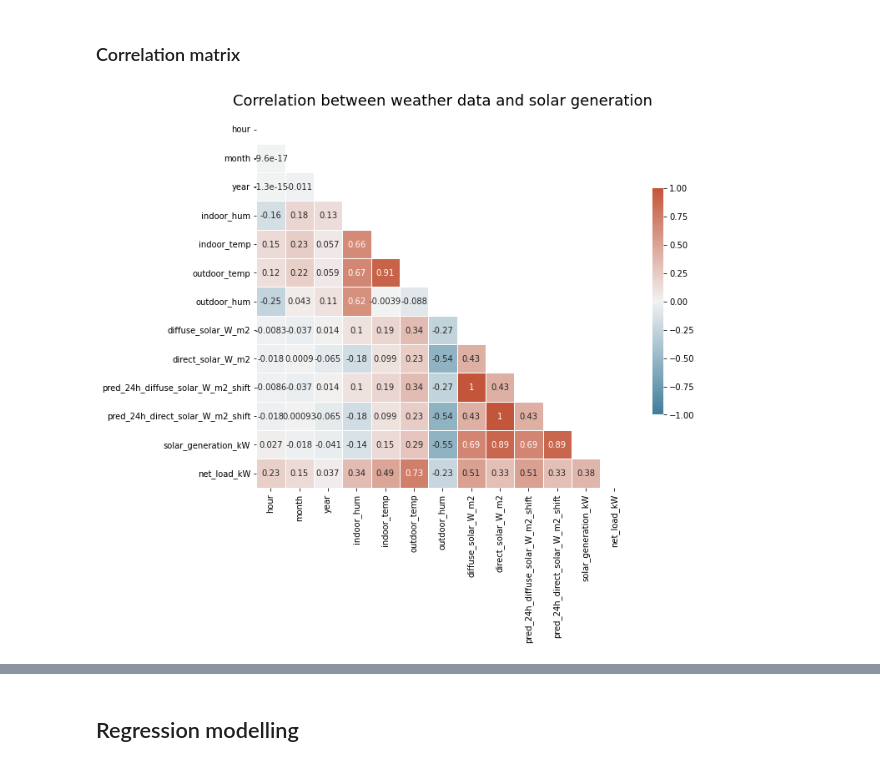
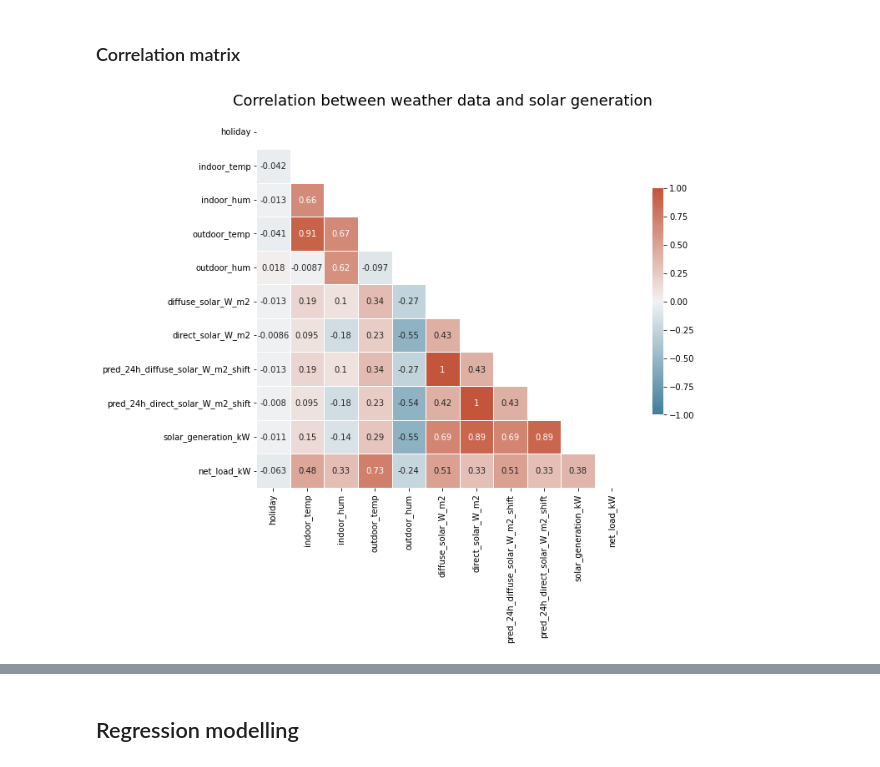
Before and after one commit to erickCantu/TheGreenCitySolutionsGroup, a Jupyter notebook: notebooks/Regression.ipynb, the cells around one changed output, grey strips where cells are left out. Saved outputs shown, nothing was run; the diff lists cells and outputs as text; code cells hidden in the pictures.

```diff
--- a/notebooks/Regression.ipynb
+++ b/notebooks/Regression.ipynb
@@ -96,11 +97,12 @@ else:
 df.fillna(0.0, inplace=True)
 # %%
 # Extra columns for time features
-df['hour'] = df.index.hour
-df['month'] = df.index.month
-df['year'] = df.index.year
+df['hour'] = df.index.hour.astype('category')
+df['month'] = df.index.month.astype('category')
+df['year'] = df.index.year.astype('category')
 df['day_of_week'] = df.index.day_of_week.astype('category')
 
+# 24h, 48h and 1 week lagged values
 df['net_load_kW_lag24'] = df['net_load_kW'].shift(24)
 df['net_load_kW_lag48'] = df['net_load_kW'].shift(48)
 df['net_load_kW_lag168'] = df['net_load_kW'].shift(24*7)
@@ -116,16 +118,17 @@ df = df.dropna()
 # %%
 # Correlation matrix
 fig, ax = plt.subplots(figsize=(10,10))
-corr_weather= df[['hour', 'month', 'year', 'indoor_hum', 'indoor_temp',
-                    'outdoor_temp','outdoor_hum', 'diffuse_solar_W_m2',
-                    'direct_solar_W_m2', 'pred_24h_diffuse_solar_W_m2_shift',
-                    'pred_24h_direct_solar_W_m2_shift', 'solar_generation_kW',
-                    'net_load_kW']].corr()
+corr_weather= df[['hour', 'month', 'year', 'holiday', 'day_of_week',
+                    'indoor_temp', 'indoor_hum',
+                    'outdoor_temp', 'outdoor_hum',
+                    'diffuse_solar_W_m2', 'direct_solar_W_m2',
+                    'pred_24h_diffuse_solar_W_m2_shift', 'pred_24h_direct_solar_W_m2_shift',
+                    'solar_generation_kW', 'net_load_kW']].corr()
 mask = np.triu(np.ones_like(corr_weather, dtype=bool))
 cmap = sns.diverging_palette(230, 20, as_cmap=True)
 heatmap = sns.heatmap(corr_weather, mask=mask, cmap=cmap, vmax=1, vmin=-1,
             center=0, square=True, linewidths=.5, cbar_kws={"shrink": .5},annot=True)
 heatmap.set_title('Correlation between weather data and solar generation',
                     fontdict={'fontsize':18}, pad=12);
 # %% [output]
-[figure, old version]
+[figure, new version]
```
Also changed, not shown: parts of 8 cells of this notebook.
